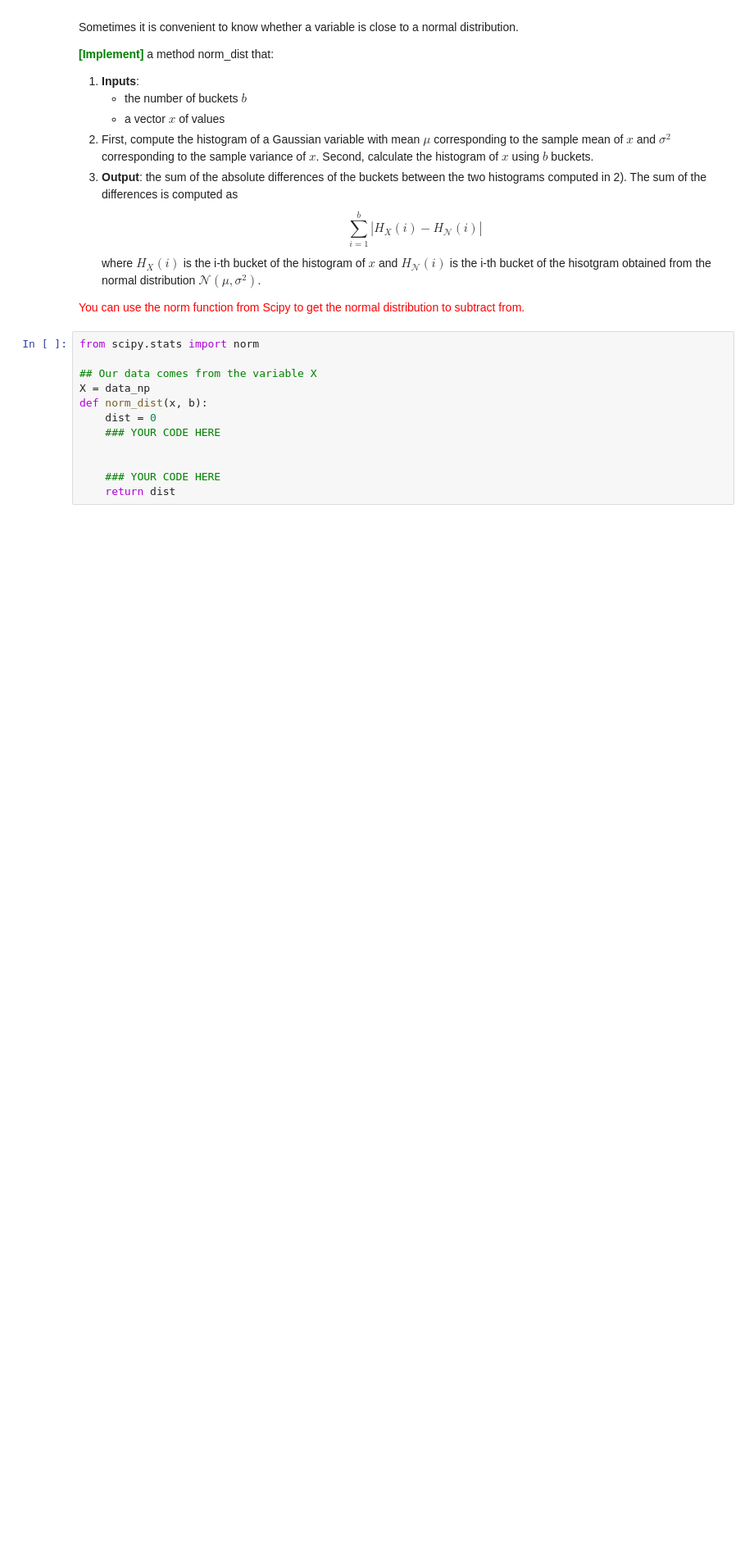
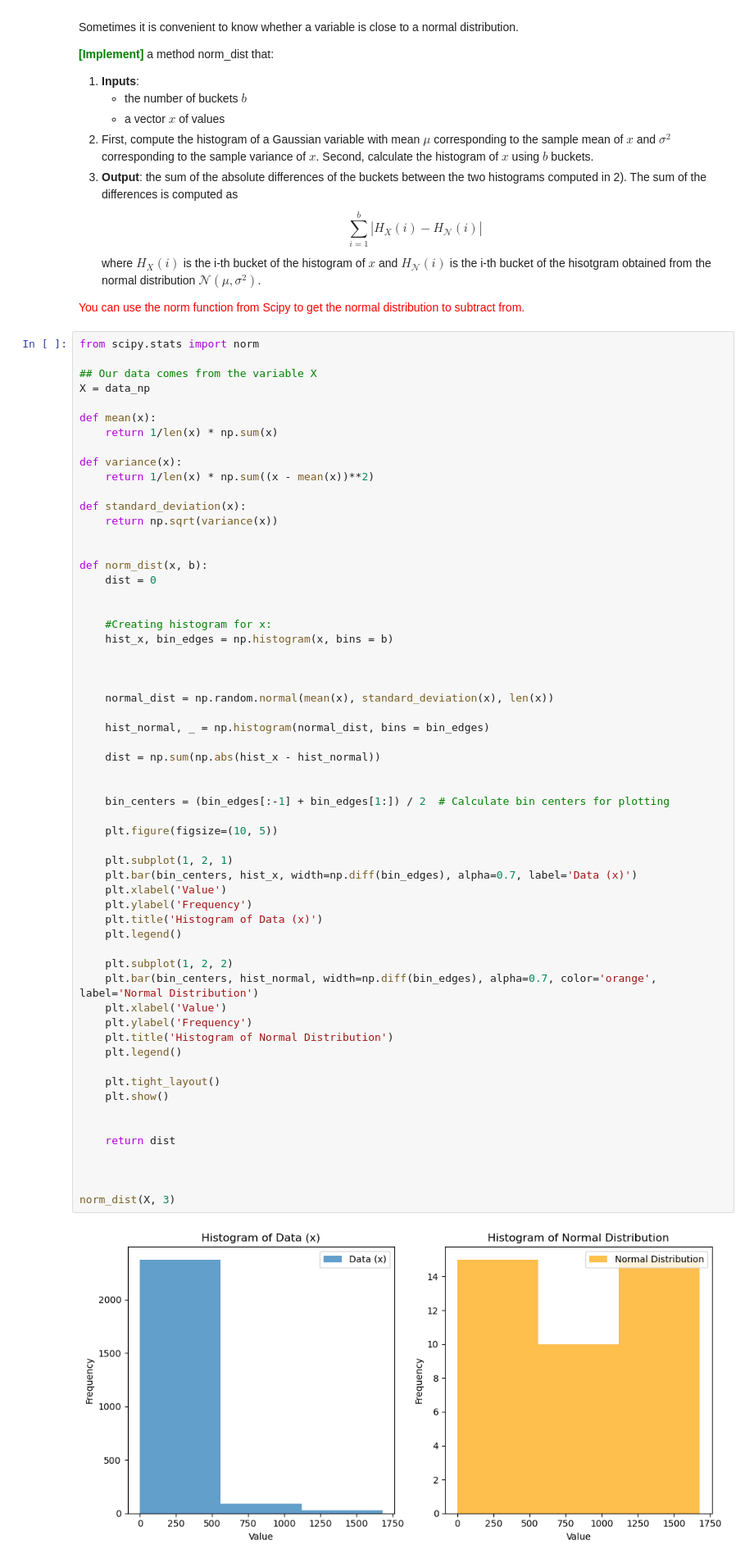
Before and after one commit to garlicxd/dm2025-group-7, a Jupyter notebook: handins/handin1.ipynb, the cells around one changed output. Shown at 82% size. Cells and saved outputs as stored; diff of their text form; blank space fills up the shorter version.

```diff
--- a/handins/handin1.ipynb
+++ b/handins/handin1.ipynb
@@ -877,12 +877,61 @@ where $H_X(i)$ is the i-th bucket of the histogram of $x$ and $H_\mathcal{N}(i)$
 # %%
 from scipy.stats import norm
 
 ## Our data comes from the variable X
 X = data_np
+
+def mean(x):
+    return 1/len(x) * np.sum(x)
+
+def variance(x):
+    return 1/len(x) * np.sum((x - mean(x))**2)
+
+def standard_deviation(x):
+    return np.sqrt(variance(x))
+
+
 def norm_dist(x, b):
     dist = 0
-    ### YOUR CODE HERE
 
 
-    ### YOUR CODE HERE
+    #Creating histogram for x:
+    hist_x, bin_edges = np.histogram(x, bins = b)
+
+
+
+    normal_dist = np.random.normal(mean(x), standard_deviation(x), len(x))
+
+    hist_normal, _ = np.histogram(normal_dist, bins = bin_edges)
+
+    dist = np.sum(np.abs(hist_x - hist_normal))
+
+
+    bin_centers = (bin_edges[:-1] + bin_edges[1:]) / 2  # Calculate bin centers for plotting
+
+    plt.figure(figsize=(10, 5))
+
+    plt.subplot(1, 2, 1)
+    plt.bar(bin_centers, hist_x, width=np.diff(bin_edges), alpha=0.7, label='Data (x)')
+    plt.xlabel('Value')
+    plt.ylabel('Frequency')
+    plt.title('Histogram of Data (x)')
+    plt.legend()
+
+    plt.subplot(1, 2, 2)
+    plt.bar(bin_centers, hist_normal, width=np.diff(bin_edges), alpha=0.7, color='orange', label='Normal Distribution')
+    plt.xlabel('Value')
+    plt.ylabel('Frequency')
+    plt.title('Histogram of Normal Distribution')
+    plt.legend()
+
+    plt.tight_layout()
+    plt.show()
+
+
     return dist
+
+
+
+norm_dist(X, 3)
+# %% [output]
+[figure, added]
```
Also changed, not shown: parts of 1 cell of this notebook.
